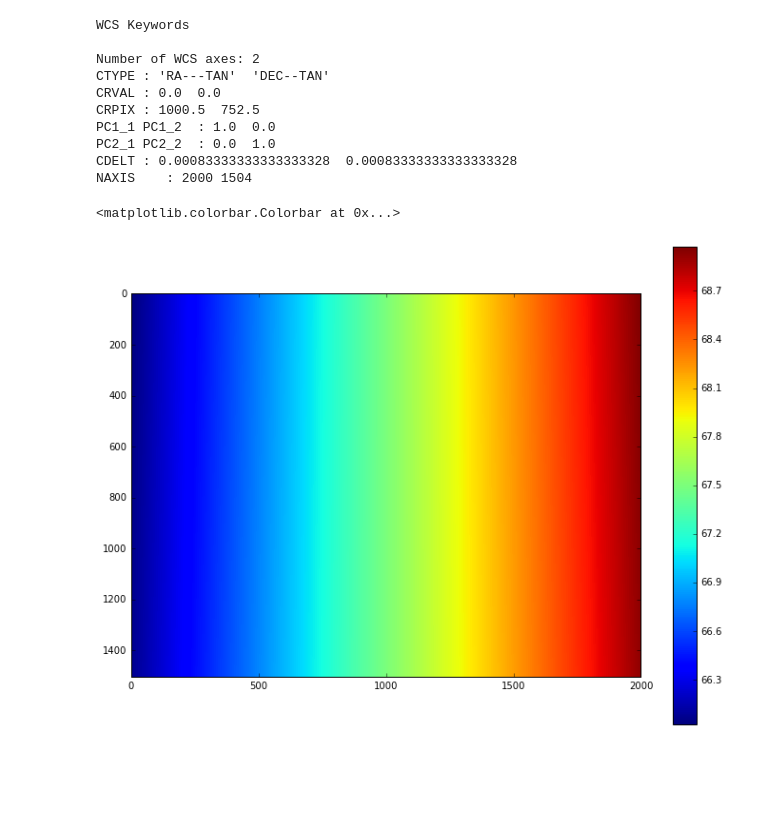
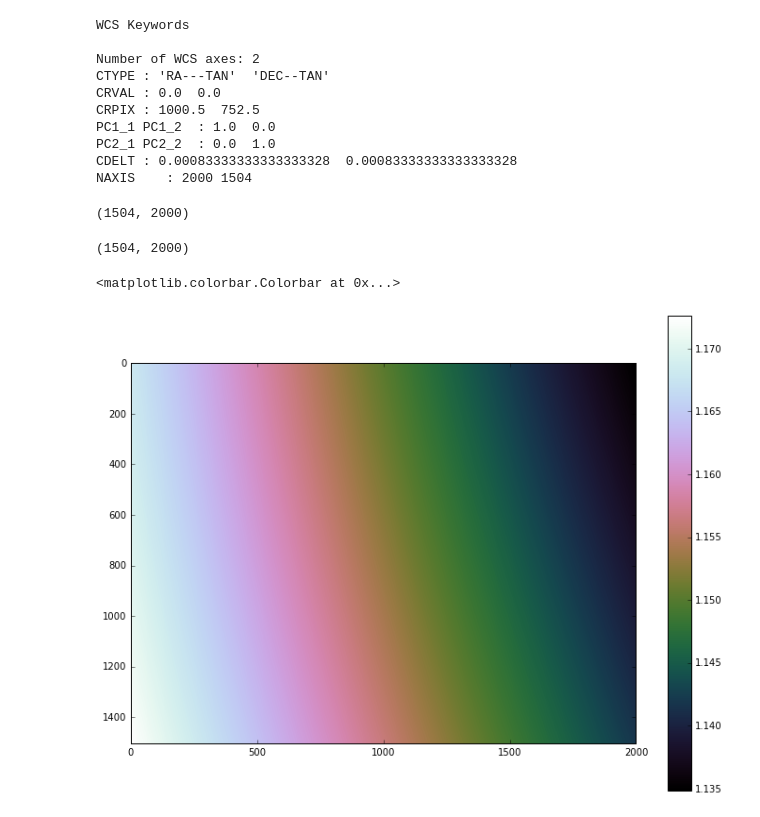
Before and after one commit to AnthonyHorton/astroimsim, a Jupyter notebook: Australian Space Eye.ipynb, the cells around one changed output. Saved outputs shown, nothing was run; the diff lists cells and outputs as text; code cells hidden in the pictures; blank space fills up the shorter version.

Commit message:
Got ZodicialLight & Imager working together to make relative brightness maps

```diff
--- a/Australian Space Eye.ipynb
+++ b/Australian Space Eye.ipynb
@@ -90,9 +90,19 @@ CDELT : 0.00083333333333333328  0.00083333333333333328
 NAXIS    : 2000 1504
 # %%
 w = ase.get_pixel_coords('4h30m00s -55d00m00s')
+# %%
+w.shape
+# %% [output]
+(1504, 2000)
+# %%
+rb = zl.relative_brightness(w, t)
+# %%
+rb.shape
+# %% [output]
+(1504, 2000)
 # %%
-plt.imshow(w[0])
+plt.imshow(rb, interpolation='none', aspect='equal', cmap='cubehelix')
 plt.colorbar()
 # %% [output]
 <matplotlib.colorbar.Colorbar at 0x...>
-[figure, old version]
+[figure, new version]
```
Also changed, not shown: parts of 6 cells of this notebook, 1 other file.
